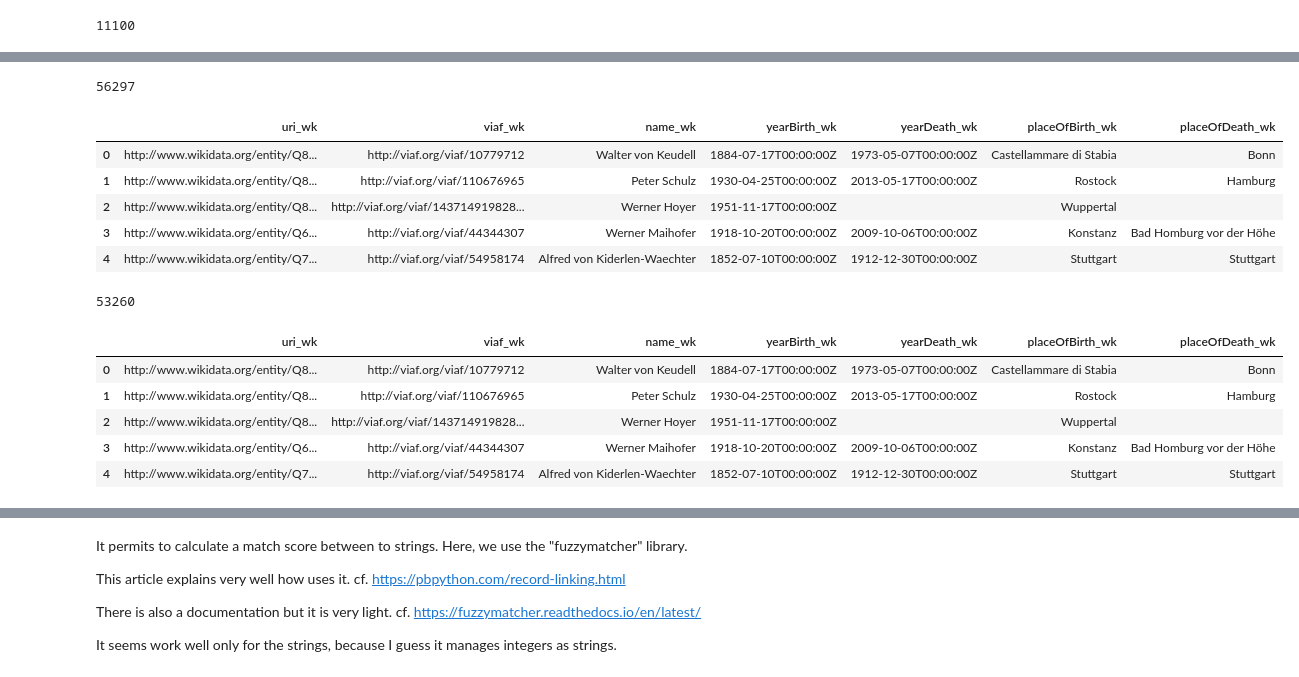
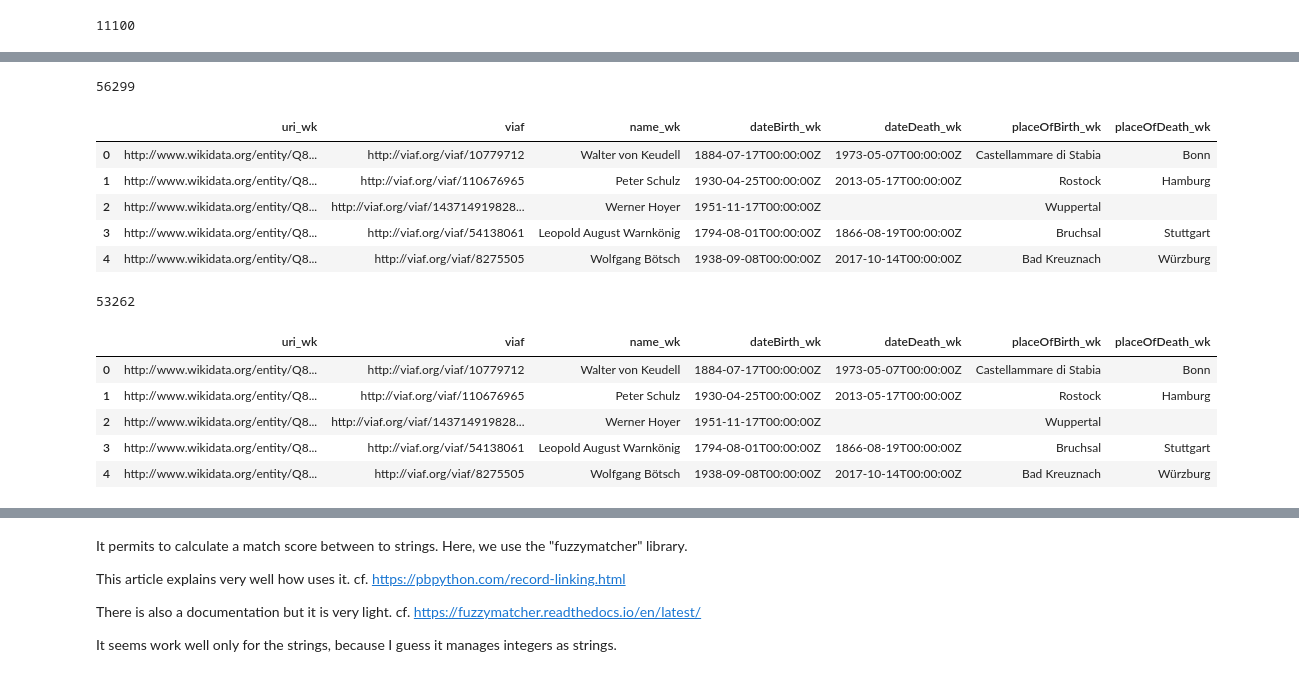
Before and after one commit to Semantic-Data-for-Humanities/Economists_Jurists, a Jupyter notebook: Notebooks/Issues/Merge_DBpedia_BnF_Data_Wikidata.ipynb, the cells around one changed output, grey strips where cells are left out. Drawn from its saved outputs; the diff is of its cells as text; code cells hidden in the pictures.

```diff
--- a/Notebooks/Issues/Merge_DBpedia_BnF_Data_Wikidata.ipynb
+++ b/Notebooks/Issues/Merge_DBpedia_BnF_Data_Wikidata.ipynb
@@ -142,13 +155,13 @@ for l in rc_bnf['results']['bindings']:
         except Exception as e:
             bio = ''
         try:
-            yearBirth = l['yearBirth']['value']
+            birthDate = l['birthDate']['value']
         except Exception as e:
-            yearBirth = ''
+            birthDate = ''
         try:
-            yearDeath = l['yearDeath']['value']
+            deathDate = l['deathDate']['value']
         except Exception as e:
-            yearDeath = ''
+            deathDate = ''
         try:
             placeOfBirth = l['placeOfBirth']['value']
         except Exception as e:
@@ -157,7 +170,8 @@ for l in rc_bnf['results']['bindings']:
             placeOfDeath = l['placeOfDeath']['value']
         except Exception as e:
             placeOfDeath = ''
-        result_bnf.append([l['s']['value'], uri, name, sName, yearBirth, yearDeath, placeOfBirth,placeOfDeath, bio])
+        result_bnf.append([l['s']['value'], uri, name, sName, birthDate, deathDate, placeOfBirth,placeOfDeath, bio])
+# It creates a list, where it puts proprieties with their value.
 # %%
 print(len(result_bnf))
 result_bnf[:5]
@@ -469,22 +498,22 @@ for l in rc_wk['results']['bindings']:
         except Exception as e:
             uri = ''
         try:
-            dateBirth = l['dateBirth']['value']
+            birthDate = l['birthDate']['value']
         except Exception as e:
-            dateBirth = ''
+            birthDate = ''
         try:
-            dateDeath = l['dateDeath']['value']
+            deathDate = l['deathDate']['value']
         except Exception as e:
-            dateDeath = ''
+            deathDate = ''
         try:
-            birthPlaceLabel = l['birthPlaceLabel']['value']
+            birthPlace = l['birthPlaceLabel']['value']
         except Exception as e:
-            birthPlaceLabel = ''
+            birthPlace = ''
         try:
-            deathPlaceLabel = l['deathPlaceLabel']['value']
+            deathPlace = l['deathPlaceLabel']['value']
         except Exception as e:
-            deathPlaceLabel = ''
-        result_wikidata.append([l['s']['value'], uri, name, dateBirth,dateDeath, birthPlaceLabel, deathPlaceLabel])
+            deathPlace = ''
+        result_wikidata.append([l['s']['value'], uri, name, birthDate,deathDate, birthPlace, deathPlace])
 # %%
 result_wikidata[:5]
 # %% [output]
@@ -559,26 +649,27 @@ df_dbp.head()
 # %%
-df_wk= pd.DataFrame(result_wikidata, columns=['uri_wk', 'viaf_wk', 'name_wk', 'yearBirth_wk', "yearDeath_wk", "placeOfBirth_wk", "placeOfDeath_wk"])
+df_wk= pd.DataFrame(result_wikidata, columns=['uri_wk', 'viaf', 'name_wk', 'dateBirth_wk', "dateDeath_wk", "placeOfBirth_wk", "placeOfDeath_wk"])
 print(len(df_wk))
 df_wk.fillna('')
 df_wk.head()
 # %% [output]
-56297
+56299
-|  | uri_wk | viaf_wk | name_wk | yearBirth_wk | yearDeath_wk | placeOfBirth_wk | placeOfDeath_wk |
+|  | uri_wk | viaf | name_wk | dateBirth_wk | dateDeath_wk | placeOfBirth_wk | placeOfDeath_wk |
 | 0 | http://www.wikidata.org/entity/Q8... | http://viaf.org/viaf/10779712 | Walter von Keudell | 1884-07-17T00:00:00Z | 1973-05-07T00:00:00Z | Castellammare di Stabia | Bonn |
 | 1 | http://www.wikidata.org/entity/Q8... | http://viaf.org/viaf/110676965 | Peter Schulz | 1930-04-25T00:00:00Z | 2013-05-17T00:00:00Z | Rostock | Hamburg |
 | 2 | http://www.wikidata.org/entity/Q8... | http://viaf.org/viaf/143714919828... | Werner Hoyer | 1951-11-17T00:00:00Z |  | Wuppertal |  |
-| 3 | http://www.wikidata.org/entity/Q6... | http://viaf.org/viaf/44344307 | Werner Maihofer | 1918-10-20T00:00:00Z | 2009-10-06T00:00:00Z | Konstanz | Bad Homburg vor der Höhe |
-| 4 | http://www.wikidata.org/entity/Q7... | http://viaf.org/viaf/54958174 | Alfred von Kiderlen-Waechter | 1852-07-10T00:00:00Z | 1912-12-30T00:00:00Z | Stuttgart | Stuttgart |
+| 3 | http://www.wikidata.org/entity/Q8... | http://viaf.org/viaf/54138061 | Leopold August Warnkönig | 1794-08-01T00:00:00Z | 1866-08-19T00:00:00Z | Bruchsal | Stuttgart |
+| 4 | http://www.wikidata.org/entity/Q8... | http://viaf.org/viaf/8275505 | Wolfgang Bötsch | 1938-09-08T00:00:00Z | 2017-10-14T00:00:00Z | Bad Kreuznach | Würzburg |
 # %%
+# Drop duplicates lines and keep first
 df_wk.drop_duplicates(subset ='uri_wk', keep = 'first', inplace=True)
 df_wk.fillna('')
 print(len(df_wk))
 df_wk.head()
 # %% [output]
-53260
+53262
-|  | uri_wk | viaf_wk | name_wk | yearBirth_wk | yearDeath_wk | placeOfBirth_wk | placeOfDeath_wk |
+|  | uri_wk | viaf | name_wk | dateBirth_wk | dateDeath_wk | placeOfBirth_wk | placeOfDeath_wk |
 | 0 | http://www.wikidata.org/entity/Q8... | http://viaf.org/viaf/10779712 | Walter von Keudell | 1884-07-17T00:00:00Z | 1973-05-07T00:00:00Z | Castellammare di Stabia | Bonn |
 | 1 | http://www.wikidata.org/entity/Q8... | http://viaf.org/viaf/110676965 | Peter Schulz | 1930-04-25T00:00:00Z | 2013-05-17T00:00:00Z | Rostock | Hamburg |
 | 2 | http://www.wikidata.org/entity/Q8... | http://viaf.org/viaf/143714919828... | Werner Hoyer | 1951-11-17T00:00:00Z |  | Wuppertal |  |
-| 3 | http://www.wikidata.org/entity/Q6... | http://viaf.org/viaf/44344307 | Werner Maihofer | 1918-10-20T00:00:00Z | 2009-10-06T00:00:00Z | Konstanz | Bad Homburg vor der Höhe |
-| 4 | http://www.wikidata.org/entity/Q7... | http://viaf.org/viaf/54958174 | Alfred von Kiderlen-Waechter | 1852-07-10T00:00:00Z | 1912-12-30T00:00:00Z | Stuttgart | Stuttgart |
+| 3 | http://www.wikidata.org/entity/Q8... | http://viaf.org/viaf/54138061 | Leopold August Warnkönig | 1794-08-01T00:00:00Z | 1866-08-19T00:00:00Z | Bruchsal | Stuttgart |
+| 4 | http://www.wikidata.org/entity/Q8... | http://viaf.org/viaf/8275505 | Wolfgang Bötsch | 1938-09-08T00:00:00Z | 2017-10-14T00:00:00Z | Bad Kreuznach | Würzburg |
```
Also changed, not shown: parts of 43 cells of this notebook.
